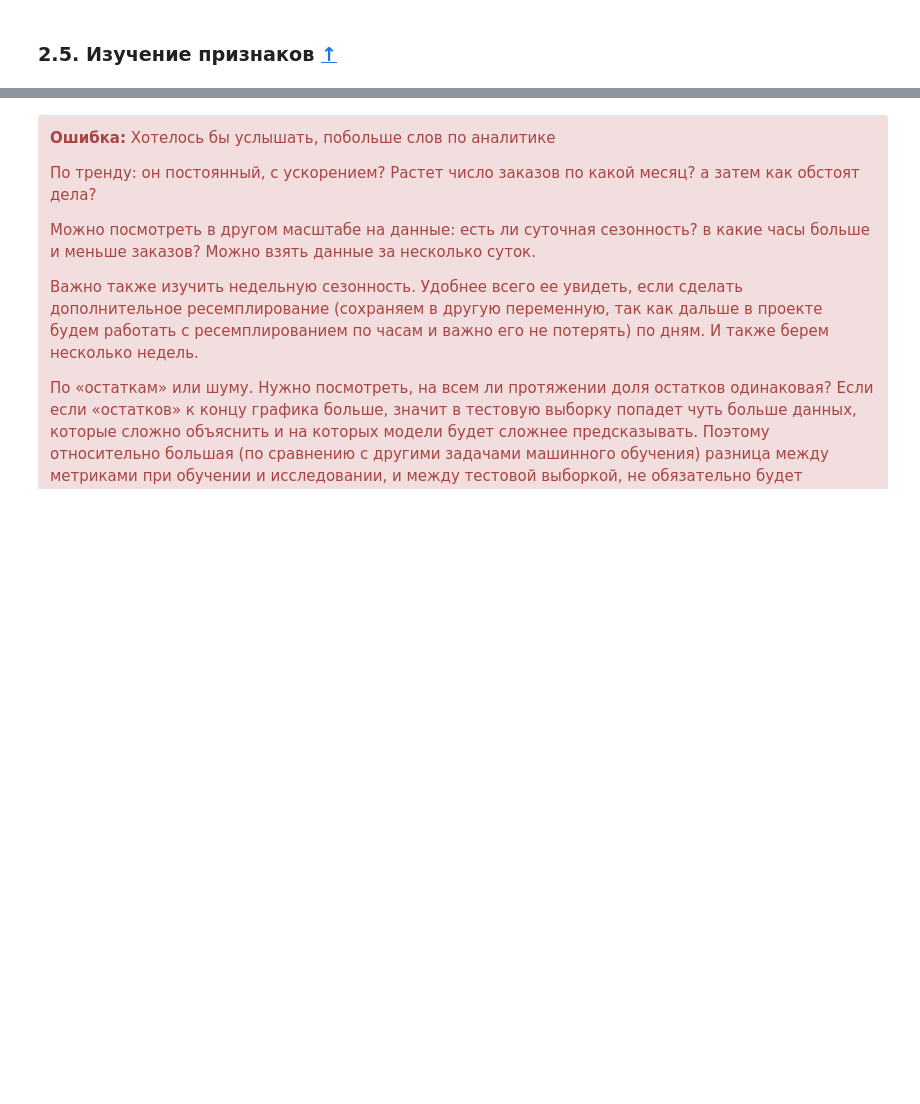
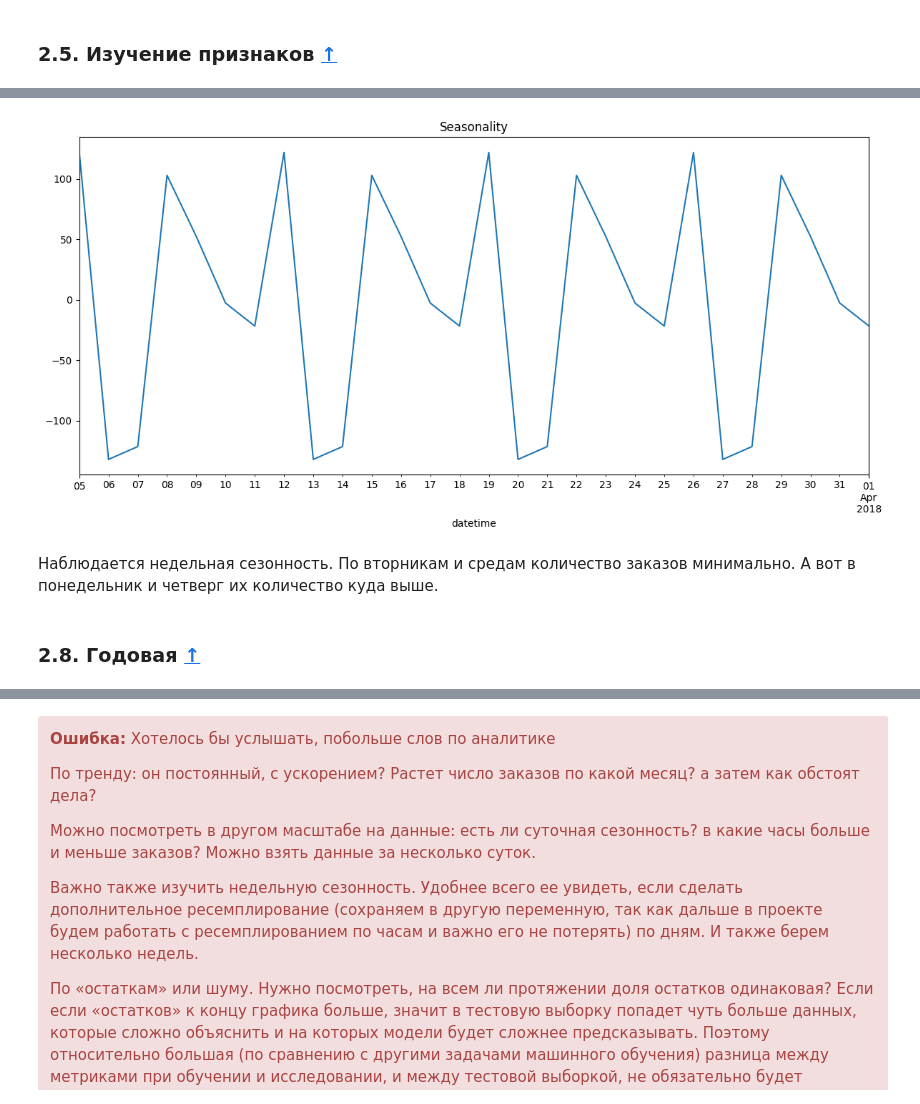
Before and after one commit to dolbilov/yandex_practicum_projects, a Jupyter notebook: 16_taxi_demand_predicting/project.ipynb, the cells around one changed output, grey strips where cells are left out. Drawn from its saved outputs; the diff is of its cells as text; code cells hidden in the pictures; blank space fills up the shorter version.

```diff
--- a/16_taxi_demand_predicting/project.ipynb
+++ b/16_taxi_demand_predicting/project.ipynb
@@ -270,0 +399,4 @@ plt.show()
+# %%
+df_resampled_days = df.resample('1d').sum()
+df_resampled_days = df_resampled_days['2018-03-05':'2018-04-01']  # Возьмем информацию за 4 недели
+df_resampled_days.head()
@@ -271,3 +411,16 @@ plt.show()
+# %%
+decomposed_days = seasonal_decompose(df_resampled_days)
+plt.figure(figsize=(12, 6))
+decomposed_days.seasonal.plot(ax=plt.gca())
+plt.title('Seasonality')
+plt.tight_layout()
+plt.show()
+# %% [output]
+[figure, added]
+# %% [markdown]
+Наблюдается недельная сезонность. По вторникам и средам количество заказов минимально. А вот в понедельник и четверг их количество куда выше.
+# %% [markdown]
+### 2.8. <a id='toc2_8_'></a>Годовая    [&#8593;](#toc0_)
 # %%
 decomposed = seasonal_decompose(df)
 # %%
```
Also changed, not shown: parts of 52 cells of this notebook.
